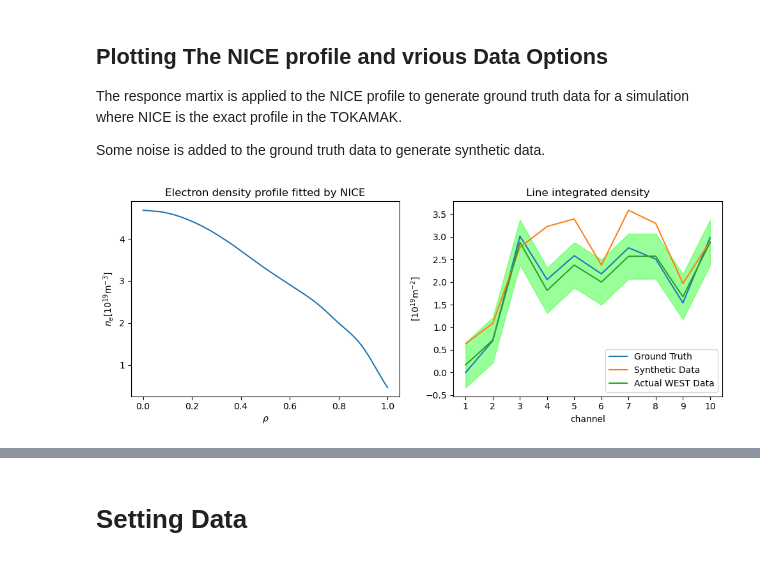
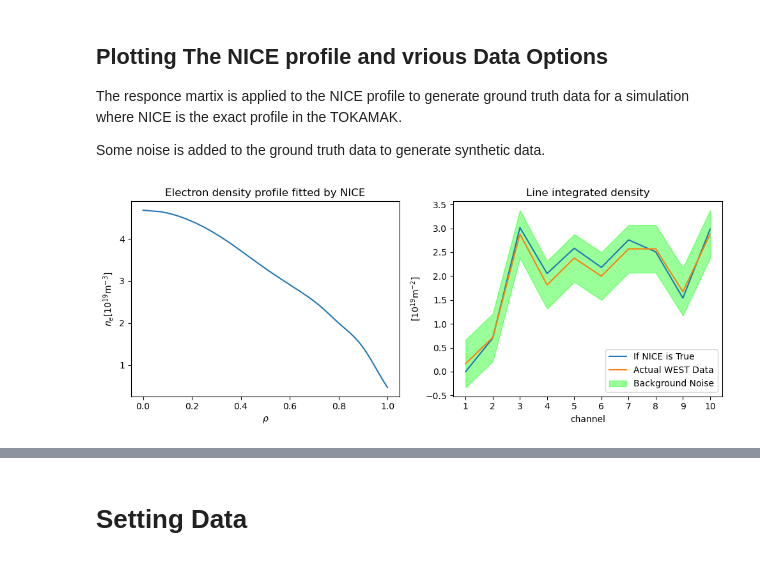
Before and after one commit to DanHarJor/Improving-Electron-Density-Profile-Inference-within-a-Tokamak-using-Bayesian-Techniques, a Jupyter notebook: RealEquillibriumInterferometry/SyntheticDataInterferometry.ipynb, the cells around one changed output, grey strips where cells are left out. Drawn from its saved outputs; the diff is of its cells as text; code cells hidden in the pictures.

```diff
--- a/RealEquillibriumInterferometry/SyntheticDataInterferometry.ipynb
+++ b/RealEquillibriumInterferometry/SyntheticDataInterferometry.ipynb
@@ -65,42 +65,42 @@ The responce martix is applied to the NICE profile to generate ground truth data
 
 Some noise is added to the ground truth data to generate synthetic data.
 # %%
-EXP_ER = 0.5 #background noise order of magnitude
+EXP_ER = 0.5 #0.03#background noise order of magnitude
 interf_M = len(interf.channels.compressed()) #number of channels
 def data_gen(prof_1d, R):
     lid_true = R @ prof_1d
     lid_data = lid_true + np.random.normal(loc=0, scale=EXP_ER, size=len(lid_true))
     return lid_true, lid_data
 
 # The response matrix used for calculating line integrals
 R = compute_response_matrix(geo, equi, dens_prof.rho_tor_norm_1d)
 
 lid_true, lid_data = data_gen(dens_prof.dens_1d,R)
 
 fig = plt.figure(figsize=(10, 4))
 ax1 = fig.add_subplot(121)
 ax2 = fig.add_subplot(122)
 nice = dens_prof.dens_1d
 ax1.plot(dens_prof.rho_tor_norm_1d, dens_prof.dens_1d)
 ax1.set_xlabel(r'$\rho$')
 ax1.set_ylabel(r'$n_e[\mathrm{10^{19} m^{-3}}]$')
 ax1.set_title('Electron density profile fitted by NICE')
 
-ax2.plot(interf.channels.compressed(), lid_true, label='Ground Truth')
-ax2.plot(interf.channels.compressed(), lid_data, label='Synthetic Data')
+ax2.plot(interf.channels.compressed(), lid_true, label='If NICE is True')#'Ground Truth')
+# ax2.plot(interf.channels.compressed(), lid_data, label='Synthetic Data')
 
 ax2.plot(interf.channels.compressed(), interf.lid.compressed(), label='Actual WEST Data')
 ax2.fill_between(interf.channels.compressed(), interf.lid.compressed() - EXP_ER,
-                 interf.lid.compressed()+EXP_ER, color=(0,1,0,0.4))
+                 interf.lid.compressed()+EXP_ER, color=(0,1,0,0.4),label="Background Noise")
 
 ax2.set_xticks(interf.channels.data)
 ax2.set_xlabel('channel')
 ax2.set_ylabel(r'$[\mathrm{10^{19} m^{-2}}]$')
 ax2.set_title('Line integrated density')
 ax2.legend()
 plt.tight_layout()
 # %% [output]
-[figure, old version]
+[figure, new version]
 # %%
 # oscilation detection
 
```
Also changed, not shown: parts of 6 cells of this notebook.
